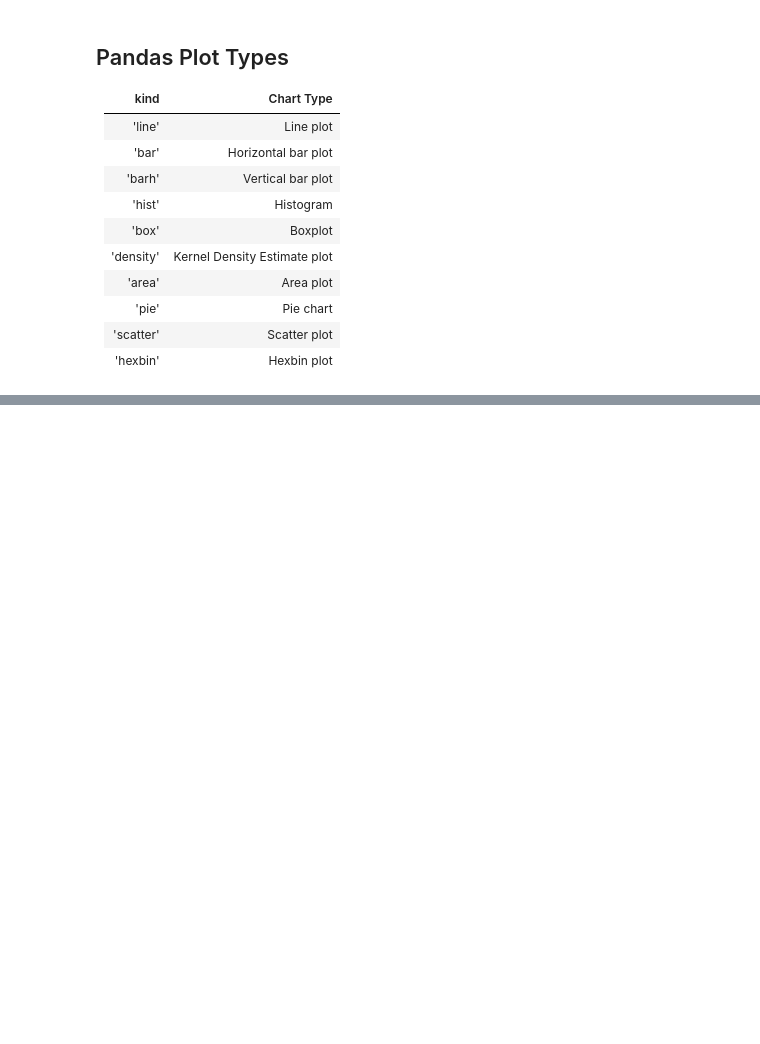
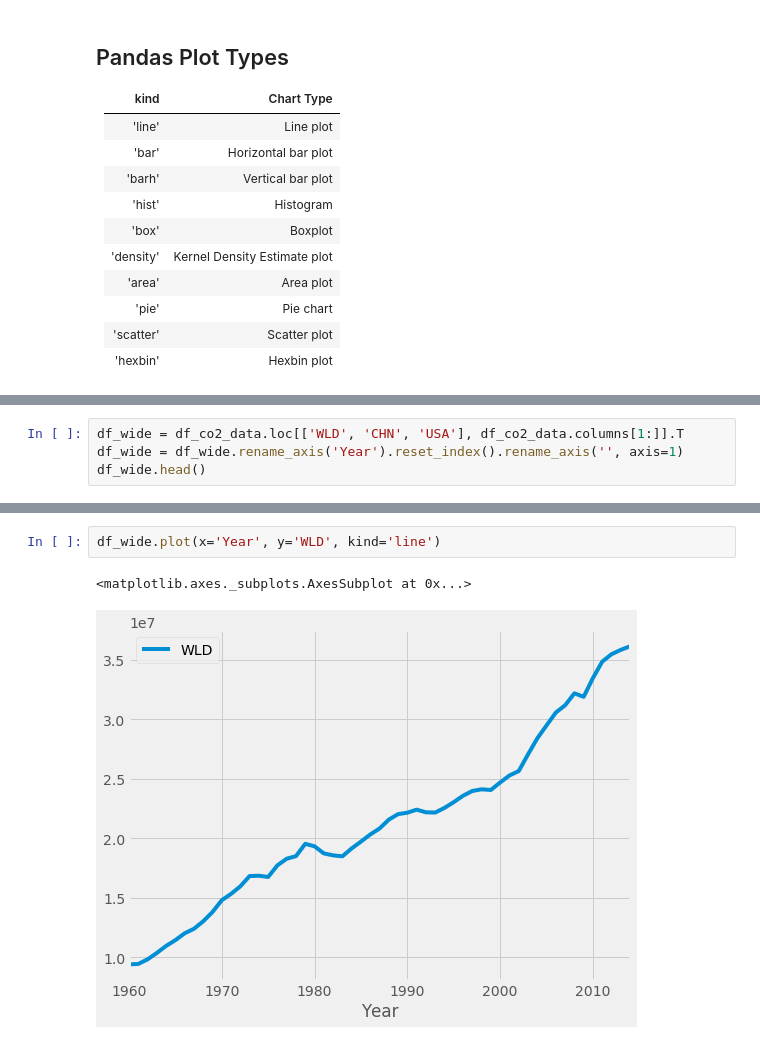
Before and after one commit to Zhenmao/Pandas-Reference-Guide, a Jupyter notebook: 8 Data Visualization.ipynb, the cells around one changed output, grey strips where cells are left out. Cells and saved outputs as stored; diff of their text form; blank space fills up the shorter version.

Commit message:
feat: Add line plot

```diff
--- a/8 Data Visualization.ipynb
+++ b/8 Data Visualization.ipynb
@@ -42,0 +63,4 @@ plt.style.use('fivethirtyeight')
+# %%
+df_wide = df_co2_data.loc[['WLD', 'CHN', 'USA'], df_co2_data.columns[1:]].T
+df_wide = df_wide.rename_axis('Year').reset_index().rename_axis('', axis=1)
+df_wide.head()
@@ -42,0 +74,5 @@ plt.style.use('fivethirtyeight')
+# %%
+df_wide.plot(x='Year', y='WLD', kind='line')
+# %% [output]
+<matplotlib.axes._subplots.AxesSubplot at 0x...>
+[figure, added]
```
Also changed, not shown: parts of 8 cells of this notebook.
